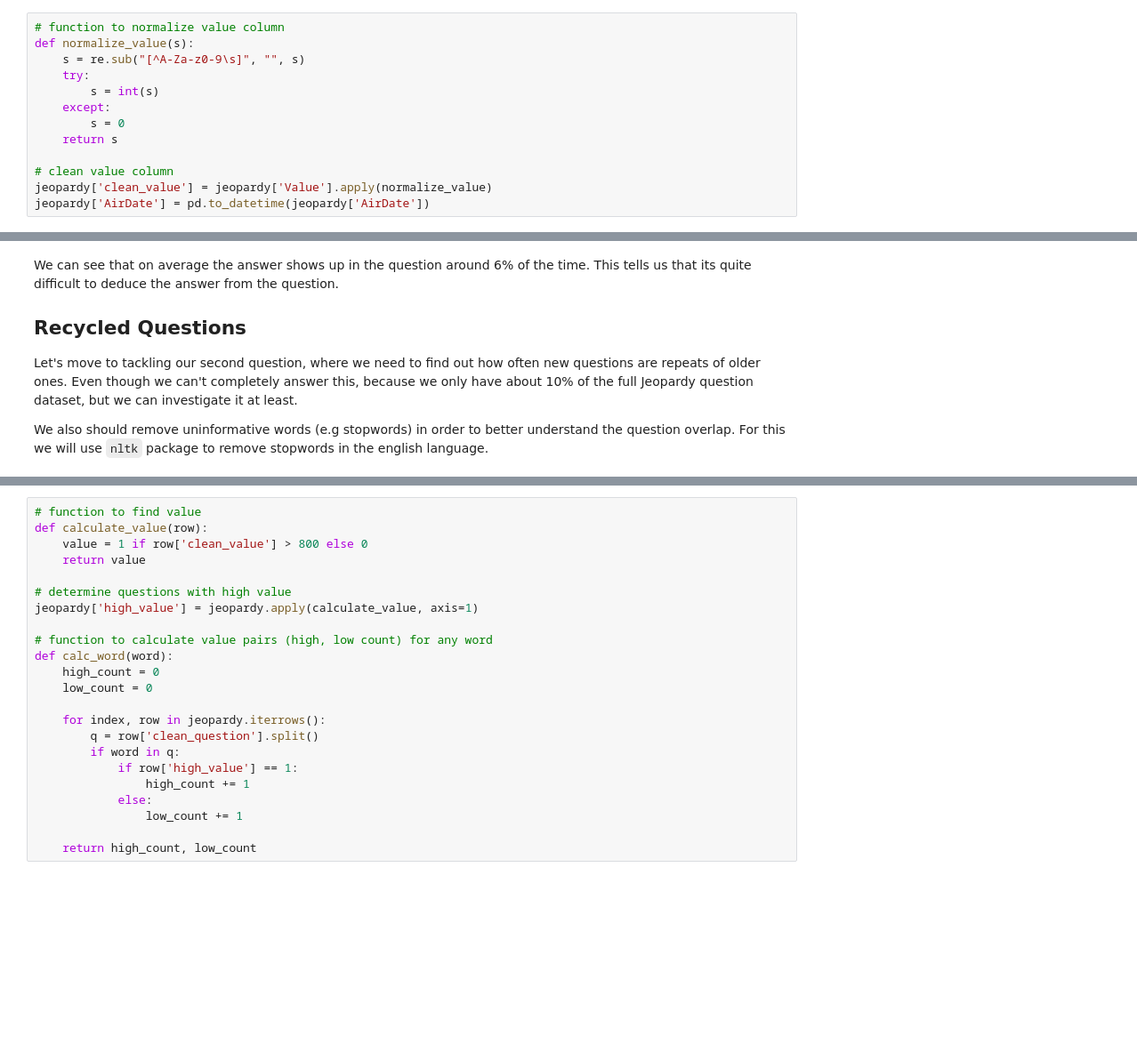
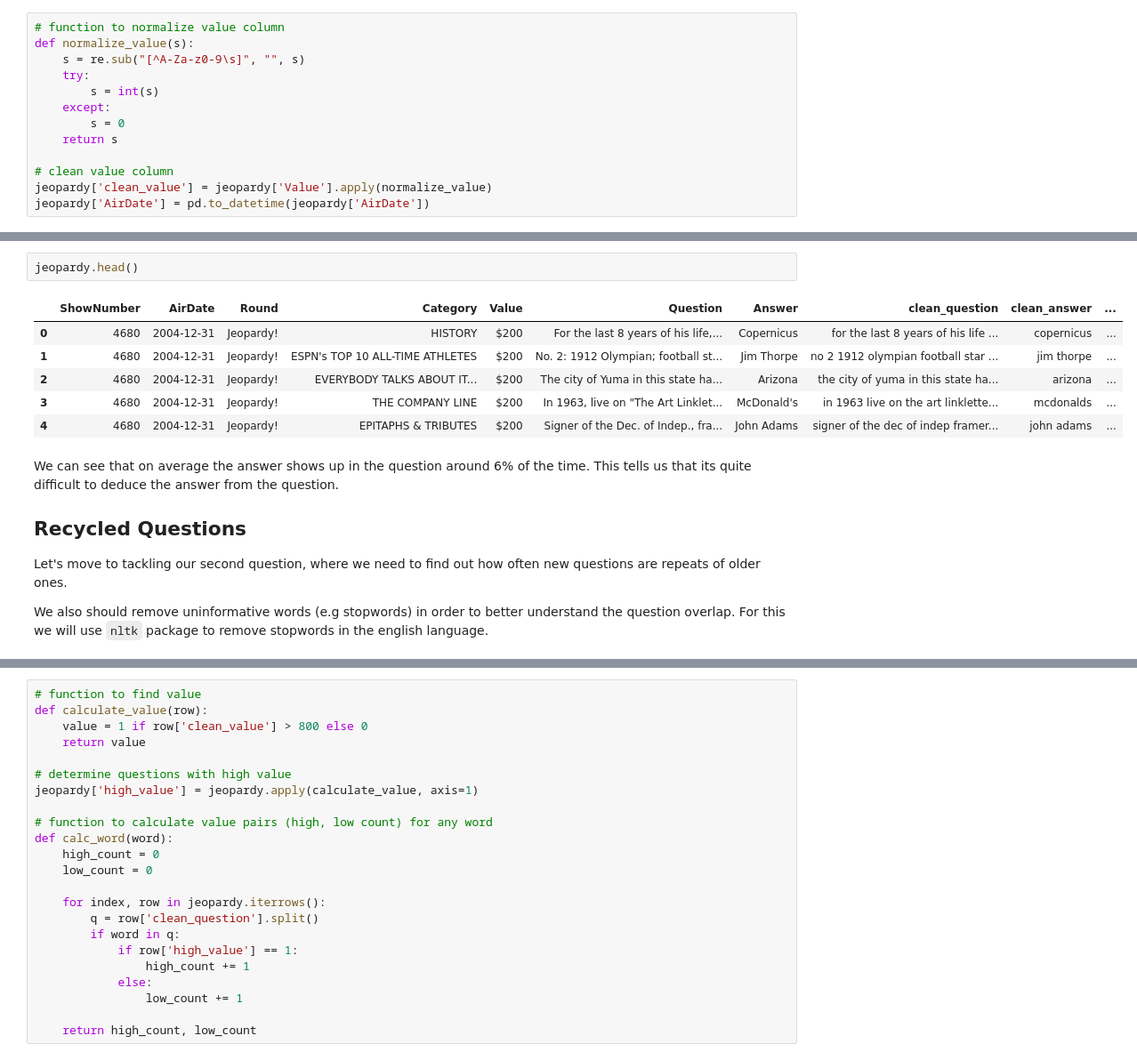
Before and after one commit to KamranMK/dataquest-projects, a Jupyter notebook: winning-jeopardy/notebook.ipynb, the cells around one changed output, grey strips where cells are left out. Shown: that part at 89% size. Cells and saved outputs as stored; diff of their text form; blank space fills up the shorter version.

```diff
--- a/winning-jeopardy/notebook.ipynb
+++ b/winning-jeopardy/notebook.ipynb
@@ -161,9 +162,18 @@ jeopardy['answer_in_question'].mean()
+# %%
+jeopardy.head()
+# %% [output]
+|  | ShowNumber | AirDate | Round | Category | Value | Question | Answer | clean_question | clean_answer | ... |
+| 0 | 4680 | 2004-12-31 | Jeopardy! | HISTORY | $200 | For the last 8 years of his life,... | Copernicus | for the last 8 years of his life ... | copernicus | ... |
+| 1 | 4680 | 2004-12-31 | Jeopardy! | ESPN's TOP 10 ALL-TIME ATHLETES | $200 | No. 2: 1912 Olympian; football st... | Jim Thorpe | no 2 1912 olympian football star ... | jim thorpe | ... |
+| 2 | 4680 | 2004-12-31 | Jeopardy! | EVERYBODY TALKS ABOUT IT... | $200 | The city of Yuma in this state ha... | Arizona | the city of yuma in this state ha... | arizona | ... |
+| 3 | 4680 | 2004-12-31 | Jeopardy! | THE COMPANY LINE | $200 | In 1963, live on "The Art Linklet... | McDonald's | in 1963 live on the art linklette... | mcdonalds | ... |
+| 4 | 4680 | 2004-12-31 | Jeopardy! | EPITAPHS & TRIBUTES | $200 | Signer of the Dec. of Indep., fra... | John Adams | signer of the dec of indep framer... | john adams | ... |
 # %% [markdown]
 We can see that on average the answer shows up in the question around 6% of the time. This tells us that its quite difficult to deduce the answer from the question.
 
 ## Recycled Questions
 
-Let's move to tackling our second question, where we need to find out how often new questions are repeats of older ones. Even though we can't completely answer this, because we only have about 10% of the full Jeopardy question dataset, but we can investigate it at least.
+Let's move to tackling our second question, where we need to find out how often new questions are repeats of older ones.
 
 We also should remove uninformative words (e.g stopwords) in order to better understand the question overlap. For this we will use `nltk` package to remove stopwords in the english language.
 # %%
```
Also changed, not shown: parts of 25 cells of this notebook, 1 other file.
